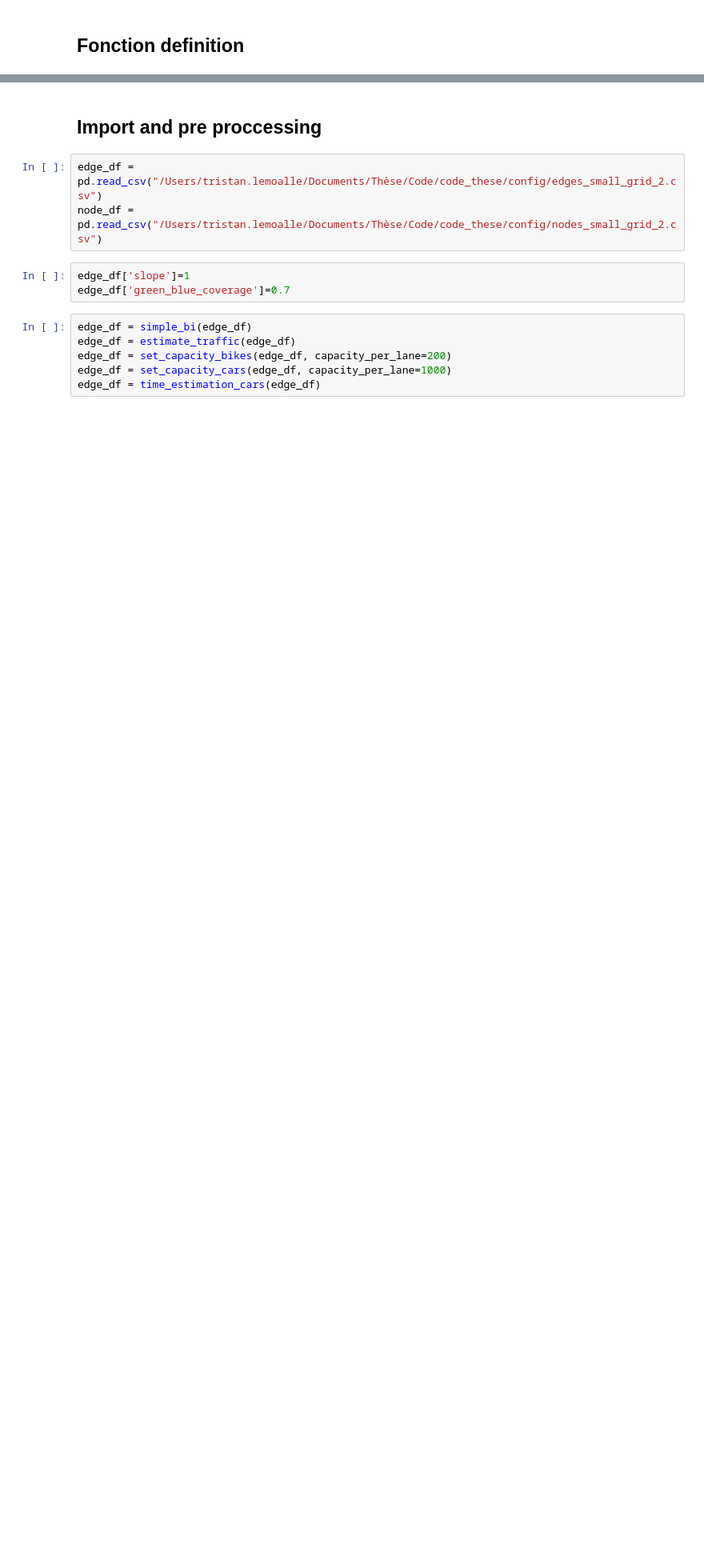
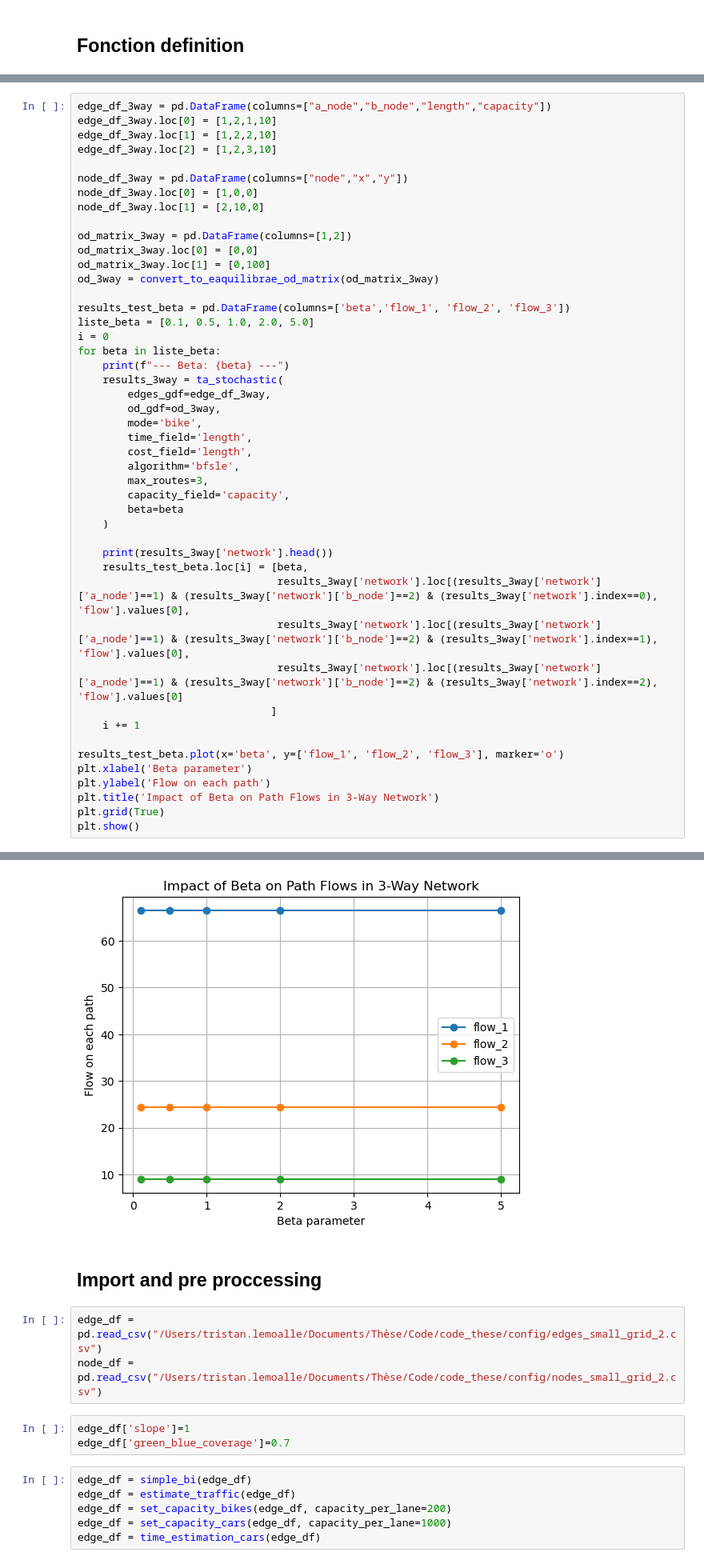
Before and after one commit to tim-lemm/code_these, a Jupyter notebook: notebooks/bike_model_v2.ipynb, the cells around one changed output, grey strips where cells are left out. Shown at 80% size. Saved outputs shown, nothing was run; the diff lists cells and outputs as text; blank space fills up the shorter version.

Commit message:
test of impact of parameters beta and cutoff_prob on ta model

```diff
--- a/notebooks/bike_model_v2.ipynb
+++ b/notebooks/bike_model_v2.ipynb
@@ -552,0 +557,47 @@ def model_eaquilibrae_stochastic_v2(G, od_matrix, time_field='length_bi', cost_f
+# %%
+edge_df_3way = pd.DataFrame(columns=["a_node","b_node","length","capacity"])
+edge_df_3way.loc[0] = [1,2,1,10]
+edge_df_3way.loc[1] = [1,2,2,10]
+edge_df_3way.loc[2] = [1,2,3,10]
+
+node_df_3way = pd.DataFrame(columns=["node","x","y"])
+node_df_3way.loc[0] = [1,0,0]
+node_df_3way.loc[1] = [2,10,0]
+
+od_matrix_3way = pd.DataFrame(columns=[1,2])
+od_matrix_3way.loc[0] = [0,0]
+od_matrix_3way.loc[1] = [0,100]
+od_3way = convert_to_eaquilibrae_od_matrix(od_matrix_3way)
+
+results_test_beta = pd.DataFrame(columns=['beta','flow_1', 'flow_2', 'flow_3'])
+liste_beta = [0.1, 0.5, 1.0, 2.0, 5.0]
+i = 0
+for beta in liste_beta:
+    print(f"--- Beta: {beta} ---")
+    results_3way = ta_stochastic(
+        edges_gdf=edge_df_3way,
+        od_gdf=od_3way,
+        mode='bike',
+        time_field='length',
+        cost_field='length',
+        algorithm='bfsle',
+        max_routes=3,
+        capacity_field='capacity',
+        beta=beta
+    )
+
+    print(results_3way['network'].head())
+    results_test_beta.loc[i] = [beta,
+                                results_3way['network'].loc[(results_3way['network']['a_node']==1) & (results_3way['network']['b_node']==2) & (results_3way['network'].index==0), 'flow'].values[0],
+                                results_3way['network'].loc[(results_3way['network']['a_node']==1) & (results_3way['network']['b_node']==2) & (results_3way['network'].index==1), 'flow'].values[0],
+                                results_3way['network'].loc[(results_3way['network']['a_node']==1) & (results_3way['network']['b_node']==2) & (results_3way['network'].index==2), 'flow'].values[0]
+                               ]
+    i += 1
+
+results_test_beta.plot(x='beta', y=['flow_1', 'flow_2', 'flow_3'], marker='o')
+plt.xlabel('Beta parameter')
+plt.ylabel('Flow on each path')
+plt.title('Impact of Beta on Path Flows in 3-Way Network')
+plt.grid(True)
+plt.show()
+# %% [output]
@@ -553,3 +621,4 @@ def model_eaquilibrae_stochastic_v2(G, od_matrix, time_field='length_bi', cost_f
+[figure, added]
 # %% [markdown]
 ## Import and pre proccessing
 # %%
```
Also changed, not shown: parts of 17 cells of this notebook.
